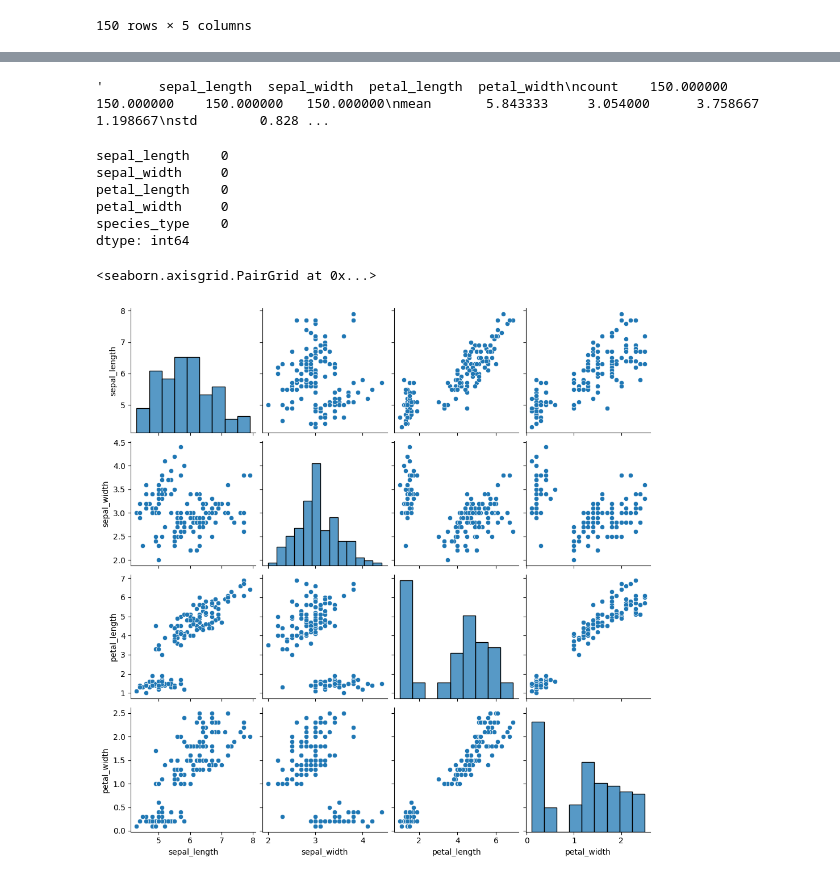
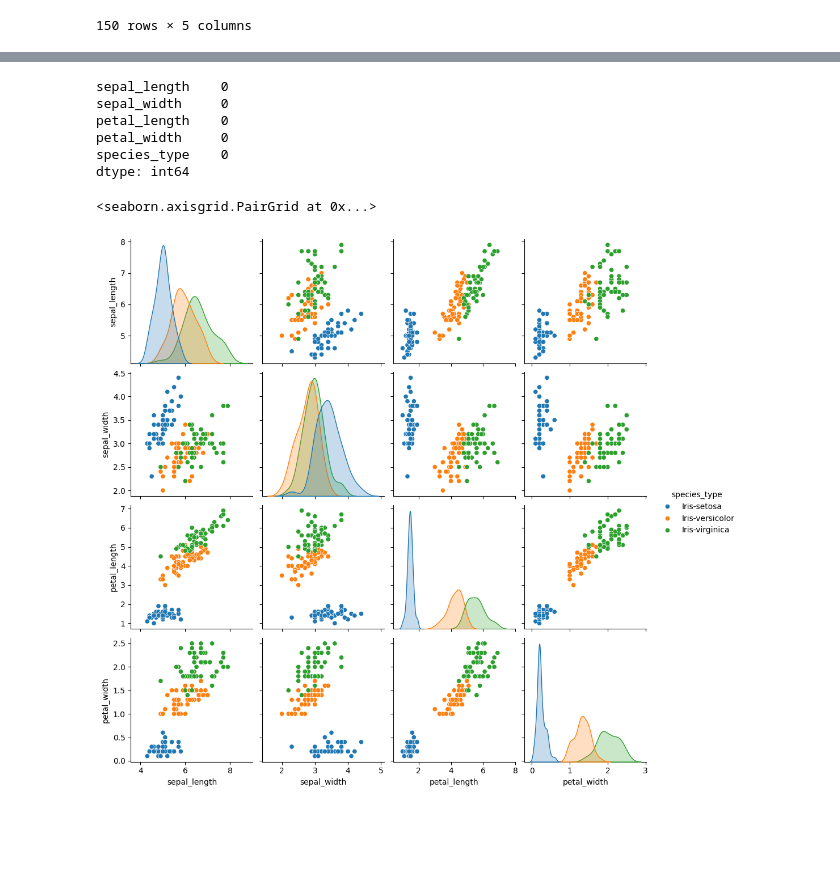
Before and after one commit to ciaranmurphy10/pands-my-work, a Jupyter notebook: Project.ipynb, the cells around one changed output, grey strips where cells are left out. Cells and saved outputs as stored; diff of their text form; code cells hidden in the pictures; blank space fills up the shorter version.

```diff
--- a/Project.ipynb
+++ b/Project.ipynb
@@ -46,7 +26,3 @@ memory usage: 6.0+ KB
-# %%
-iris_df.describe().to_string()
-# %% [output]
-'       sepal_length  sepal_width  petal_length  petal_width\ncount    150.000000   150.000000    150.000000   150.000000\nmean       5.843333     3.054000      3.758667     1.198667\nstd        0.828 ...
 # %%
 iris_df.isnull().sum()
 # %% [output]
@@ -68,9 +44,9 @@ with open(f"{iris_dir}\\iris_summary.txt", "w") as file:
     file.write(iris_df.describe().to_string())
     file.write("\n\n") # Add empty lines.
 # %%
-sns.pairplot(iris_df)
+sns.pairplot(iris_df, hue="species_type")
 # %% [output]
 <seaborn.axisgrid.PairGrid at 0x...>
-[figure, old version]
+[figure, new version]
 # %%
 sepal_length_counts =
```
Also changed, not shown: parts of 5 cells of this notebook, 5 other files.
